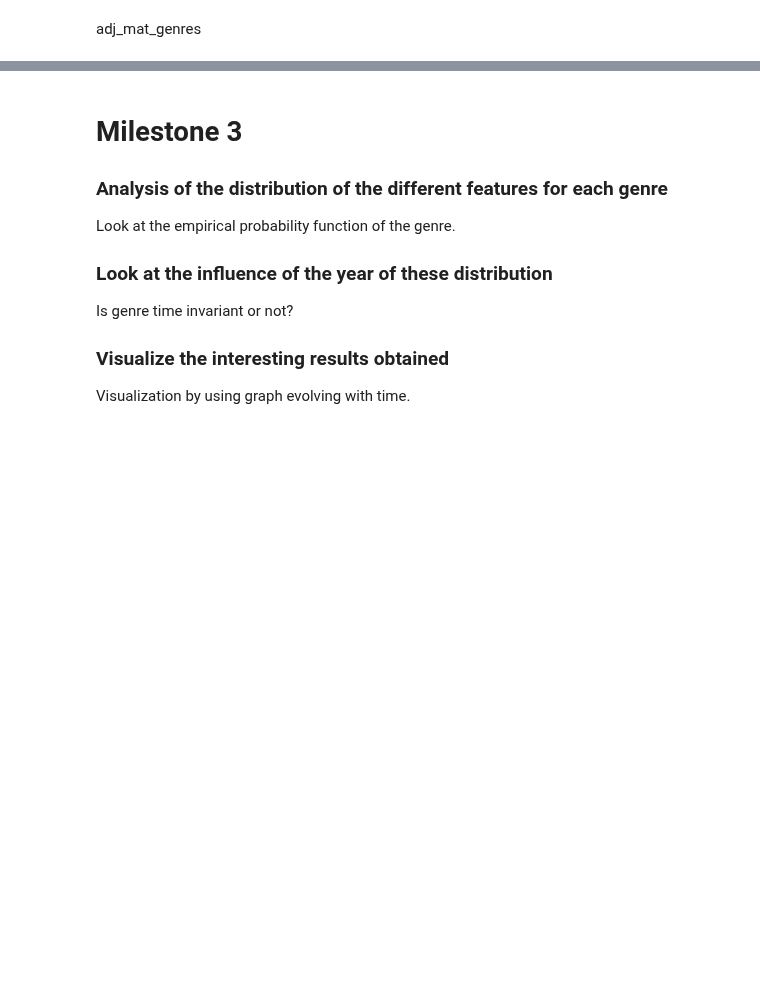
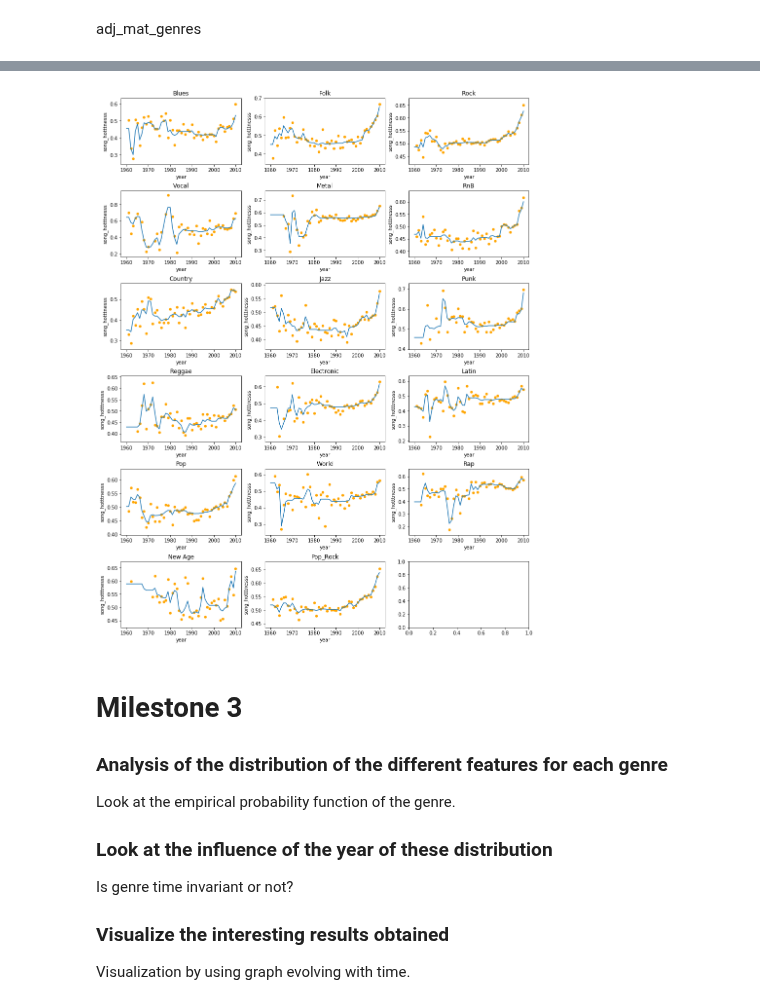
Before and after one commit to AWehenkel/ADA-2017, a Jupyter notebook: FinalProject/split notebooks/Genre Analysis.ipynb, the cells around one changed output, grey strips where cells are left out. Saved outputs shown, nothing was run; the diff lists cells and outputs as text; code cells hidden in the pictures; blank space fills up the shorter version.

```diff
--- a/FinalProject/split notebooks/Genre Analysis.ipynb
+++ b/FinalProject/split notebooks/Genre Analysis.ipynb
@@ -221,6 +206,30 @@ edges
 <iframe src="http://www.cbinge.com/file/test.html" width=1000 height = 1000/>
 # %% [output]
 [interactive output not drawn]
+# %%
+from sklearn.ensemble import RandomForestRegressor
+int(len(list(genres))/3.0 + .5)
+f, axarr = plt.subplots(int(len(list(genres))/3.0 + .5), 3)
+f.set_size_inches(15, 20)
+plt.subplots_adjust(hspace=.4)
+i = 0
+for genre in genres:
+    regr = RandomForestRegressor(n_estimators=10, n_jobs=-1, max_depth= 5)
+    hottness = df2[(df2[genre] == 1) & df2['song_hotttnesss'].notna()].groupby(['year']).mean().reset_index()
+    hottness = hottness[hottness['song_hotttnesss'] > 0]
+    regr.fit(hottness[['year']], hottness['song_hotttnesss'])
+    hottness.plot(x='year', y='song_hotttnesss', kind='scatter', title=genre, ax=axarr[int(i/3), i%3], color='orange')
+    hottness_predict = regr.predict(np.array(list(range(1960, 2011))).reshape(-1, 1))
+    axarr[int(i/3), i%3].plot(list(range(1960, 2011)), hottness_predict)
+    #print(hottness)
+    #.reset_index(name='counts').iloc[1:, :]\
+    #.plot(x='year', y='counts', kind='line', title=genre, ax=axarr[int(i/3), i%3])
+    fig = axarr[int(i/3), i%3].get_figure()
+    extent = axarr[int(i/3), i%3].get_window_extent().transformed(fig.dpi_scale_trans.inverted())
+    fig.savefig('figures/%s_hottness.png' % (genre), bbox_inches=extent.expanded(1.35, 1.4), dpi = 500)
+    i+=1
+# %% [output]
+[figure, added]
 # %% [markdown]
 # Milestone 3
 ### Analysis of the distribution of the different features for each genre
```
Also changed, not shown: parts of 13 cells of this notebook, 56 other files.
